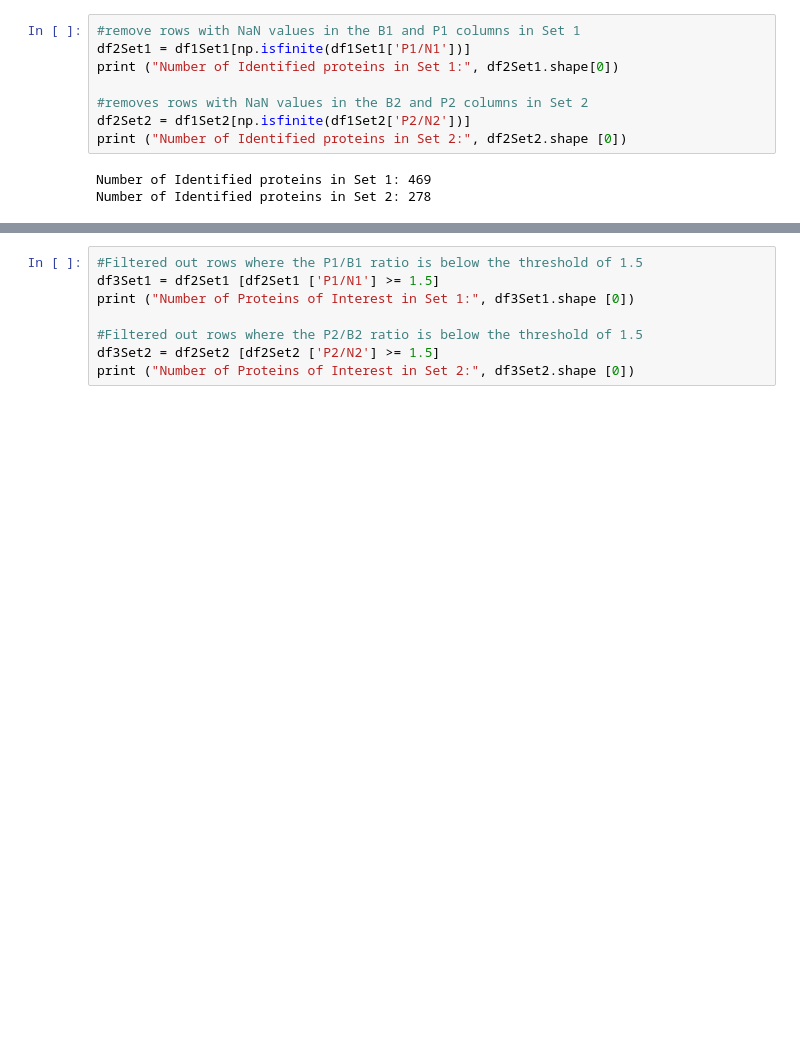
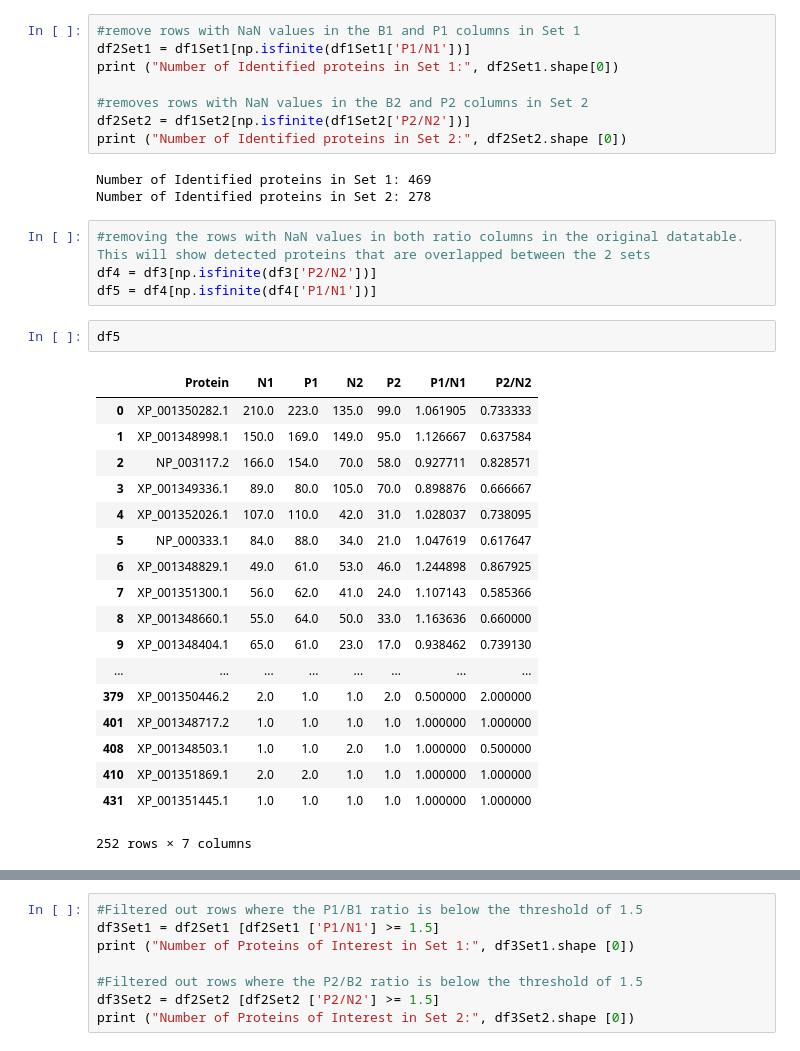
Before and after one commit to BIOF309/10-final-project-blu21, a Jupyter notebook: Final Python Project_blu21.ipynb, the cells around one changed output, grey strips where cells are left out. Saved outputs shown, nothing was run; the diff lists cells and outputs as text; blank space fills up the shorter version.

```diff
--- a/Final Python Project_blu21.ipynb
+++ b/Final Python Project_blu21.ipynb
@@ -101,3 +113,28 @@ print ("Number of Identified proteins in Set 2:", df2Set2.shape [0])
 # %% [output]
 Number of Identified proteins in Set 1: 469
 Number of Identified proteins in Set 2: 278
+# %%
+#removing the rows with NaN values in both ratio columns in the original datatable. This will show detected proteins that are overlapped between the 2 sets
+df4 = df3[np.isfinite(df3['P2/N2'])]
+df5 = df4[np.isfinite(df4['P1/N1'])]
+# %%
+df5
+# %% [output]
+|  | Protein | N1 | P1 | N2 | P2 | P1/N1 | P2/N2 |
+| 0 | XP_001350282.1 | 210.0 | 223.0 | 135.0 | 99.0 | 1.061905 | 0.733333 |
+| 1 | XP_001348998.1 | 150.0 | 169.0 | 149.0 | 95.0 | 1.126667 | 0.637584 |
+| 2 | NP_003117.2 | 166.0 | 154.0 | 70.0 | 58.0 | 0.927711 | 0.828571 |
+| 3 | XP_001349336.1 | 89.0 | 80.0 | 105.0 | 70.0 | 0.898876 | 0.666667 |
+| 4 | XP_001352026.1 | 107.0 | 110.0 | 42.0 | 31.0 | 1.028037 | 0.738095 |
+| 5 | NP_000333.1 | 84.0 | 88.0 | 34.0 | 21.0 | 1.047619 | 0.617647 |
+| 6 | XP_001348829.1 | 49.0 | 61.0 | 53.0 | 46.0 | 1.244898 | 0.867925 |
+| 7 | XP_001351300.1 | 56.0 | 62.0 | 41.0 | 24.0 | 1.107143 | 0.585366 |
+| 8 | XP_001348660.1 | 55.0 | 64.0 | 50.0 | 33.0 | 1.163636 | 0.660000 |
+| 9 | XP_001348404.1 | 65.0 | 61.0 | 23.0 | 17.0 | 0.938462 | 0.739130 |
+| ... | ... | ... | ... | ... | ... | ... | ... |
+| 379 | XP_001350446.2 | 2.0 | 1.0 | 1.0 | 2.0 | 0.500000 | 2.000000 |
+| 401 | XP_001348717.2 | 1.0 | 1.0 | 1.0 | 1.0 | 1.000000 | 1.000000 |
+| 408 | XP_001348503.1 | 1.0 | 1.0 | 2.0 | 1.0 | 1.000000 | 0.500000 |
+| 410 | XP_001351869.1 | 2.0 | 2.0 | 1.0 | 1.0 | 1.000000 | 1.000000 |
+| 431 | XP_001351445.1 | 1.0 | 1.0 | 1.0 | 1.0 | 1.000000 | 1.000000 |
+252 rows × 7 columns
```
Also changed, not shown: parts of 15 cells of this notebook.
